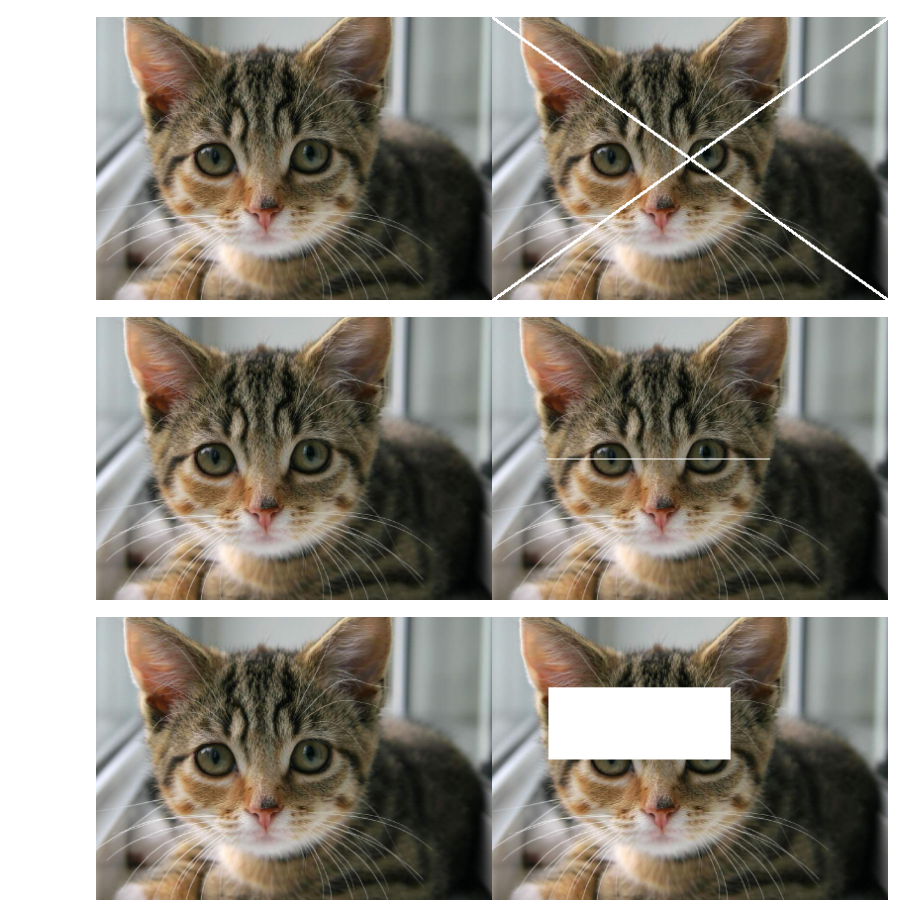
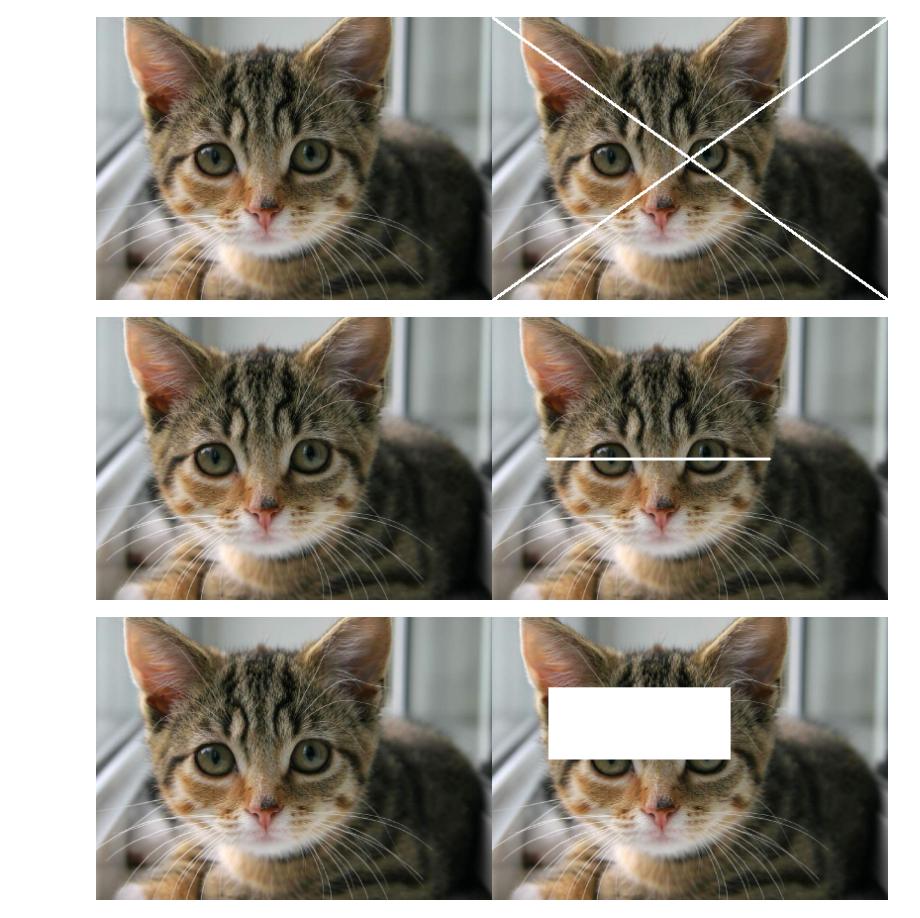
Before and after one commit to sitiaisyah14/PCVK_Genap_2023, a Jupyter notebook: Week1.ipynb, the cells around one changed output. Cells and saved outputs as stored; diff of their text form; code cells hidden in the pictures.

```diff
--- a/Week1.ipynb
+++ b/Week1.ipynb
@@ -92,16 +92,16 @@ cv2_imshow(final_frame)
 # %%
 image_2 = cv.cvtColor(image, cv.COLOR_BGR2RGB)
 image_3 = cv.cvtColor(image, cv.COLOR_BGR2RGB)
 
 dg_start = (int(lebar/2) - 145, int(tinggi/2))
 dg_end = (int(lebar/2) + 80, int(tinggi/2))
 
-cv.line(image_3, dg_start, dg_end, (255,255,255), 1)
+cv.line(image_3, dg_start, dg_end, (255,255,255), 2)
 
 final_frame = cv.hconcat((image_2, image_3))
 cv2_imshow(final_frame)
 # %% [output]
-[figure, old version]
+[figure, new version]
 # %%
 image_2 = cv.cvtColor(image, cv.COLOR_BGR2RGB)
 image_3 = cv.cvtColor(image, cv.COLOR_BGR2RGB)
```
